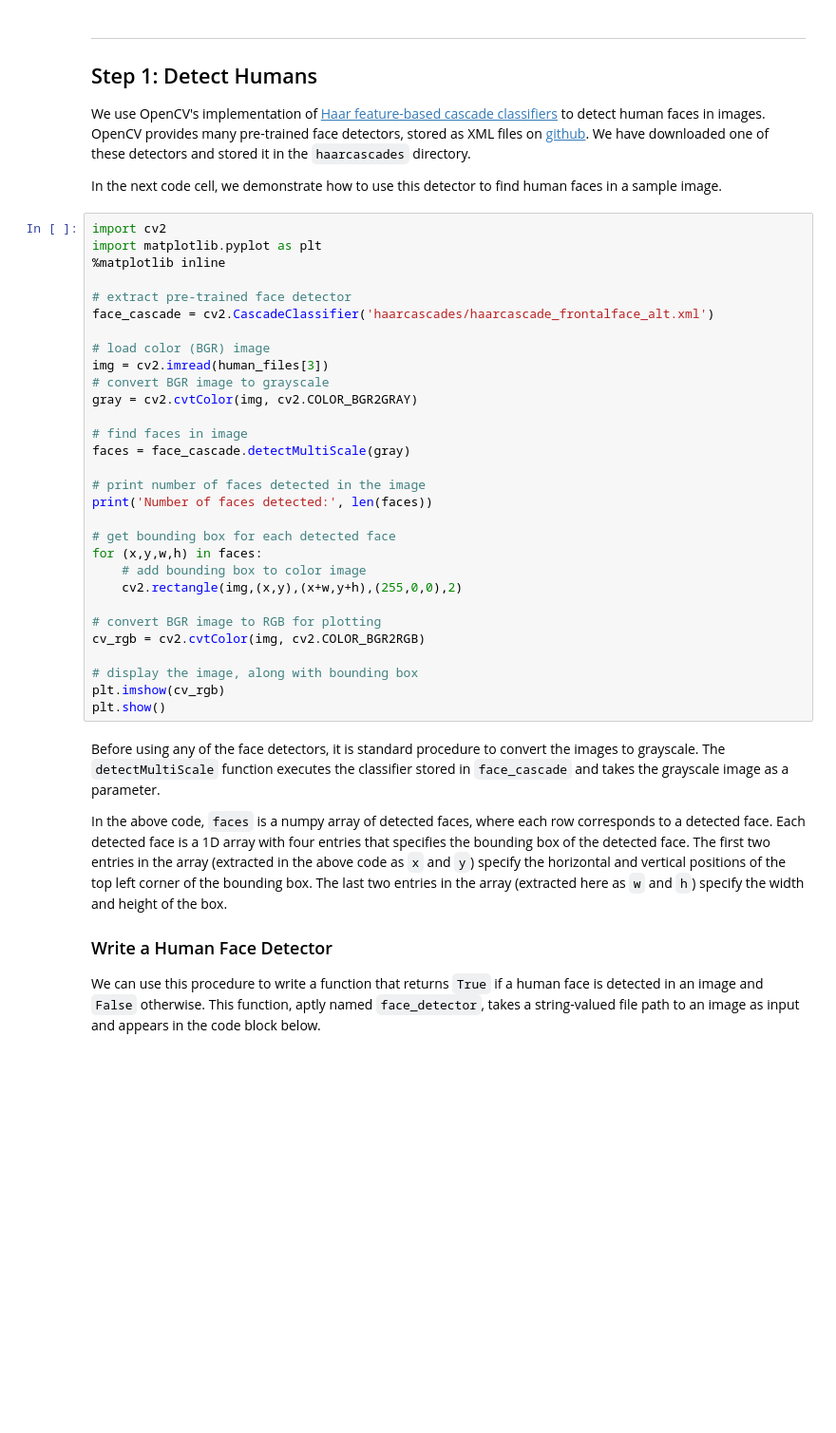
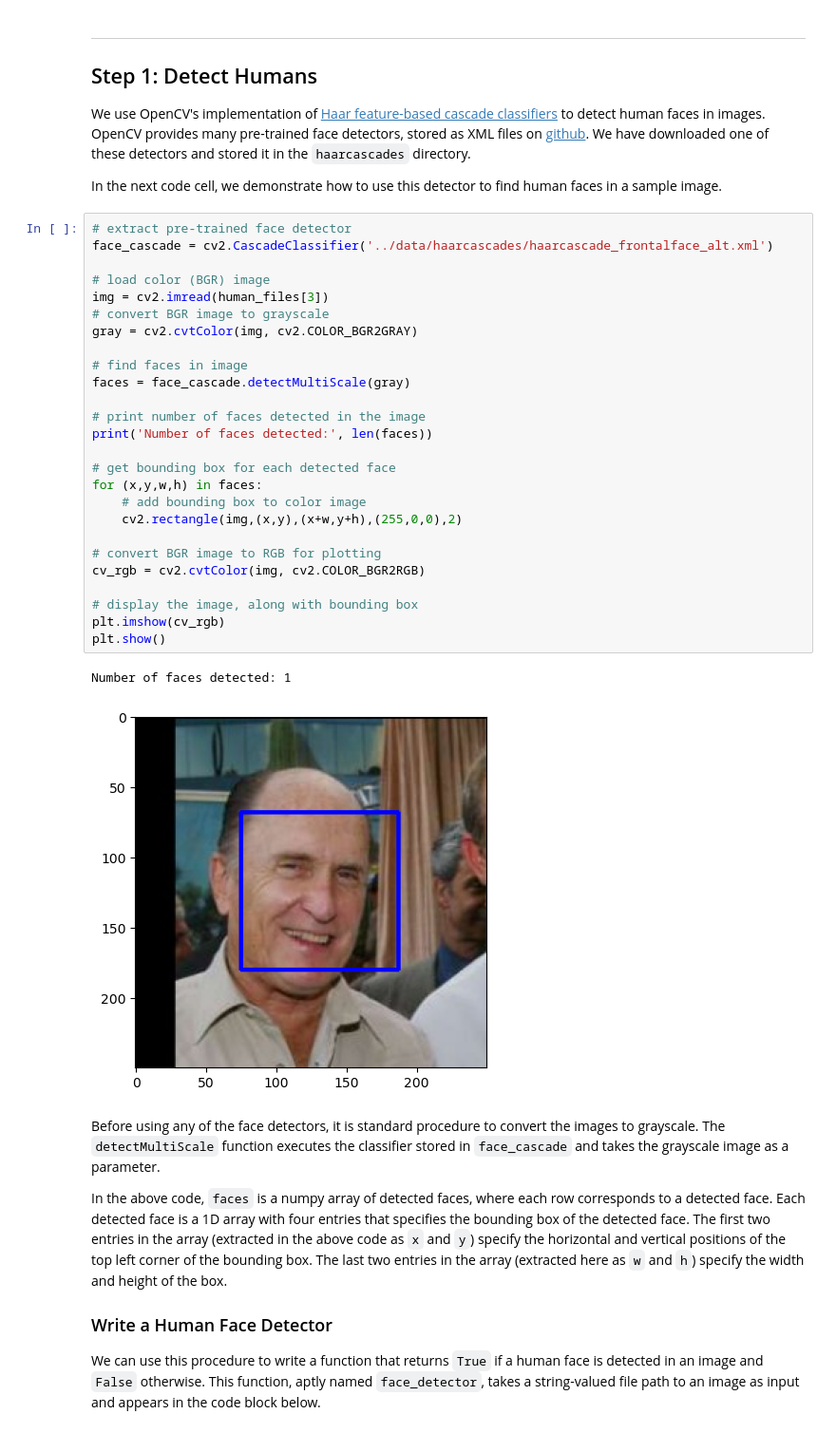
Before and after one commit to mafda/dog_breed_classifier, a Jupyter notebook: src/dog_app.ipynb, the cells around one changed output. Shown at 95% size. Saved outputs shown, nothing was run; the diff lists cells and outputs as text; blank space fills up the shorter version.

Commit message:
implemenatation assesss the human face detector

```diff
--- a/src/dog_app.ipynb
+++ b/src/dog_app.ipynb
@@ -145,35 +147,34 @@ We use OpenCV's implementation of [Haar feature-based cascade classifiers](http:
 
 In the next code cell, we demonstrate how to use this detector to find human faces in a sample image.
 # %%
-import cv2
-import matplotlib.pyplot as plt
-%matplotlib inline
-
 # extract pre-trained face detector
-face_cascade = cv2.CascadeClassifier('haarcascades/haarcascade_frontalface_alt.xml')
+face_cascade = cv2.CascadeClassifier('../data/haarcascades/haarcascade_frontalface_alt.xml')
 
 # load color (BGR) image
 img = cv2.imread(human_files[3])
 # convert BGR image to grayscale
 gray = cv2.cvtColor(img, cv2.COLOR_BGR2GRAY)
 
 # find faces in image
 faces = face_cascade.detectMultiScale(gray)
 
 # print number of faces detected in the image
 print('Number of faces detected:', len(faces))
 
 # get bounding box for each detected face
 for (x,y,w,h) in faces:
     # add bounding box to color image
     cv2.rectangle(img,(x,y),(x+w,y+h),(255,0,0),2)
 
 # convert BGR image to RGB for plotting
 cv_rgb = cv2.cvtColor(img, cv2.COLOR_BGR2RGB)
 
 # display the image, along with bounding box
 plt.imshow(cv_rgb)
 plt.show()
+# %% [output]
+Number of faces detected: 1
+[figure, added]
 # %% [markdown]
 Before using any of the face detectors, it is standard procedure to convert the images to grayscale.  The `detectMultiScale` function executes the classifier stored in `face_cascade` and takes the grayscale image as a parameter.
 
```
Also changed, not shown: parts of 4 cells of this notebook.
